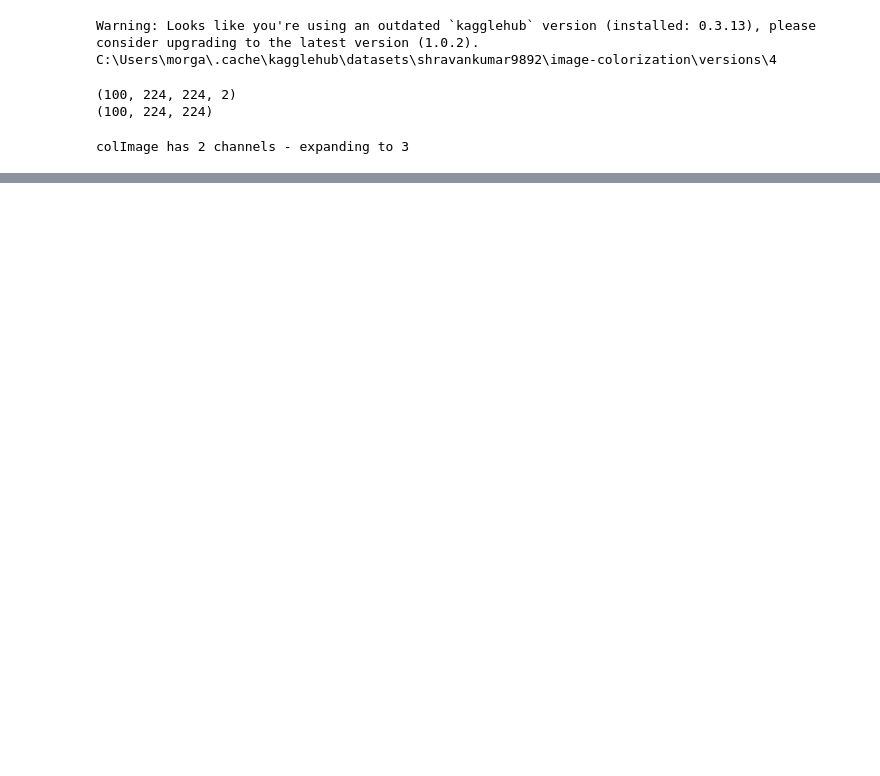
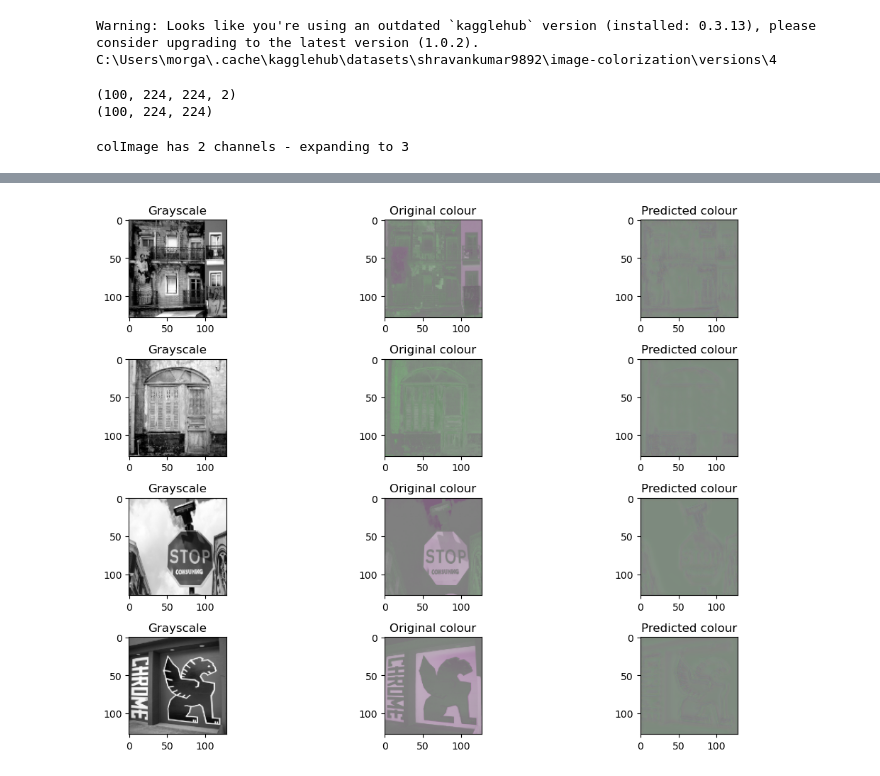
Before and after one commit to Mlee3333/Deep-Learning, a Jupyter notebook: GAN.ipynb, the cells around one changed output, grey strips where cells are left out. Drawn from its saved outputs; the diff is of its cells as text; code cells hidden in the pictures; blank space fills up the shorter version.

```diff
--- a/GAN.ipynb
+++ b/GAN.ipynb
@@ -66,0 +99,28 @@ def generate():
+# %%
+generator = generate()
+discriminator = discriminate()
+mse = MeanSquaredError()
+bce = BinaryCrossentropy()
+genOp = Adam(learning_rate=0.0005)
+disOp = Adam(learning_rate=0.0005)
+# %%
+@tf.function
+def trainStep(grayImage,colImage):
+    with tf.GradientTape() as genTape, tf.GradientTape() as discTape:
+        genImages = generator(grayImage,training=True)
+        realOutput = discriminator(colImage,training=True)
+        fakeOutput = discriminator(genImages,training=True)
+        genLoss = mse(colImage,genImages)
+        discLoss = bce(tf.ones_like(realOutput),realOutput) + bce(tf.zeros_like(fakeOutput),fakeOutput)
+    genGrad = genTape.gradient(genLoss,generator.trainable_variables)
+    discGrad = discTape.gradient(discLoss,discriminator.trainable_variables)
+    genOp.apply_gradients(zip(genGrad,generator.trainable_variables))
+    disOp.apply_gradients(zip(discGrad,discriminator.trainable_variables))
+    return genLoss, discLoss
+# %%
+for i in range(1,epochs+1):
+    print(f"Epoch {i} out of {epochs}")
+    for grayBatch, colBatch in tqdm(trainDS):
+        genLoss, disLoss = trainStep(grayBatch,colBatch)
+    print("Generator loss = ",  genLoss.numpy())
+    print("Discriminator loss = ", disLoss.numpy())
@@ -66,0 +163,18 @@ def generate():
+# %%
+def display(generator,testData):
+    for gray,colour in testData.take(1):
+        predictions = generator(gray,training=False)
+        fig,axes = plt.subplots(4,3,figsize=(12,8))
+        for i in range(8,12):
+            axes[i-8,0].imshow(gray[i].numpy().squeeze(),cmap="gray")
+            axes[i-8,0].set_title("Grayscale")
+            axes[i-8,1].imshow(colour[i].numpy())
+            axes[i-8,1].set_title("Original colour")
+            axes[i-8,2].imshow(predictions[i].numpy())
+            axes[i-8,2].set_title("Predicted colour")
+        plt.tight_layout()
+        plt.show()
+
+display(generator,testDS)
+# %% [output]
+[figure, added]
```
Also changed, not shown: parts of 6 cells of this notebook.
